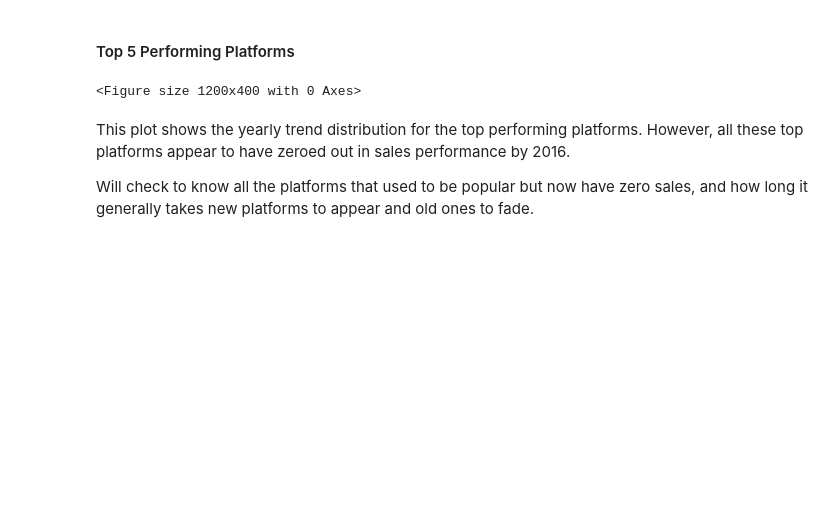
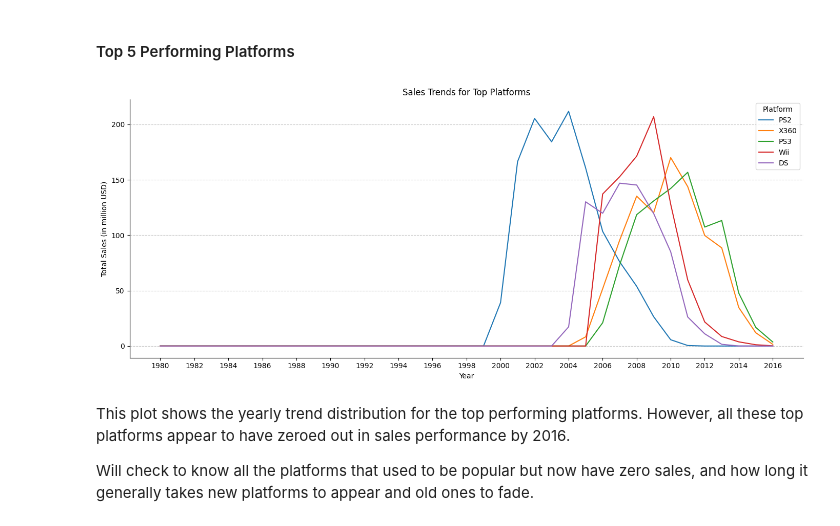
Before and after one commit to olu-fela/video_games_analysis, a Jupyter notebook: video_games_analysis.ipynb, the cells around one changed output. Saved outputs shown, nothing was run; the diff lists cells and outputs as text; code cells hidden in the pictures; blank space fills up the shorter version.

```diff
--- a/video_games_analysis.ipynb
+++ b/video_games_analysis.ipynb
@@ -580,52 +580,50 @@ top_platforms
 # %% [markdown]
 #### Top 5 Performing Platforms
 # %%
-#Plot of Popular Platforms OR Top 5 Platforms by Total Sales
-plt.figure(figsize=(12, 4))
+# Plot of Popular Platforms OR Top 5 Platforms by Total Sales
+plt.figure(figsize=(14, 6))
+
+# Create a pivot table for total sales by platform and year
 sales_by_platform = df.pivot_table(
     index='year_of_release',
     columns='platform',
     values='total_sales',
     aggfunc='sum'
 ).fillna(0)
 
 # Extract the top platforms list
 top_platforms_list = top_platforms['Platform'].tolist()
 
 # Plot the sales trends for the top platforms
-# Create a Plotly figure
-fig = go.Figure()
-
-# Add a line for each platform in the top platforms list
 for platform in top_platforms_list:
-    fig.add_trace(go.Scatter(
+    sns.lineplot(
         x=sales_by_platform.index,
         y=sales_by_platform[platform],
-        mode='lines',
-        name=platform
-    ))
+        label=platform
+    )
 
 # Set x-axis tick values every 2 years
 tick_values = list(range(int(sales_by_platform.index.min()), int(sales_by_platform.index.max()) + 1, 2))
+plt.xticks(tick_values, [str(year) for year in tick_values], rotation=0)
 
-# Update the layout
-fig.update_layout(
-    title="Sales Trends for Top Platforms",
-    xaxis_title="Year",
-    yaxis_title="Total Sales (in million USD)",
-    legend_title="Platform",
-    hovermode="x unified",
-    xaxis=dict(
-        tickmode="array",
-        tickvals=tick_values,
-        ticktext=[str(year) for year in tick_values]
-    )
-)
+# Add gridlines
+
+plt.gca().spines["top"].set_visible(False)
+plt.gca().spines["right"].set_visible(False)
+plt.grid(axis='y', linestyle='--', alpha=0.7)
+
+
+# Add titles and labels
+plt.title("Sales Trends for Top Platforms")
+plt.xlabel("Year")
+plt.ylabel("Total Sales (in million USD)")
+plt.legend(title="Platform")
 
 # Show the plot
-fig.show()
+plt.tight_layout()
+plt.show()
 # %% [output]
-<Figure size 1200x400 with 0 Axes>
+[figure, added]
 # %% [markdown]
 This plot shows the yearly trend distribution for the top performing platforms. However, all these top platforms appear to have zeroed out in sales performance by 2016.
 
```
Also changed, not shown: parts of 8 cells of this notebook.
